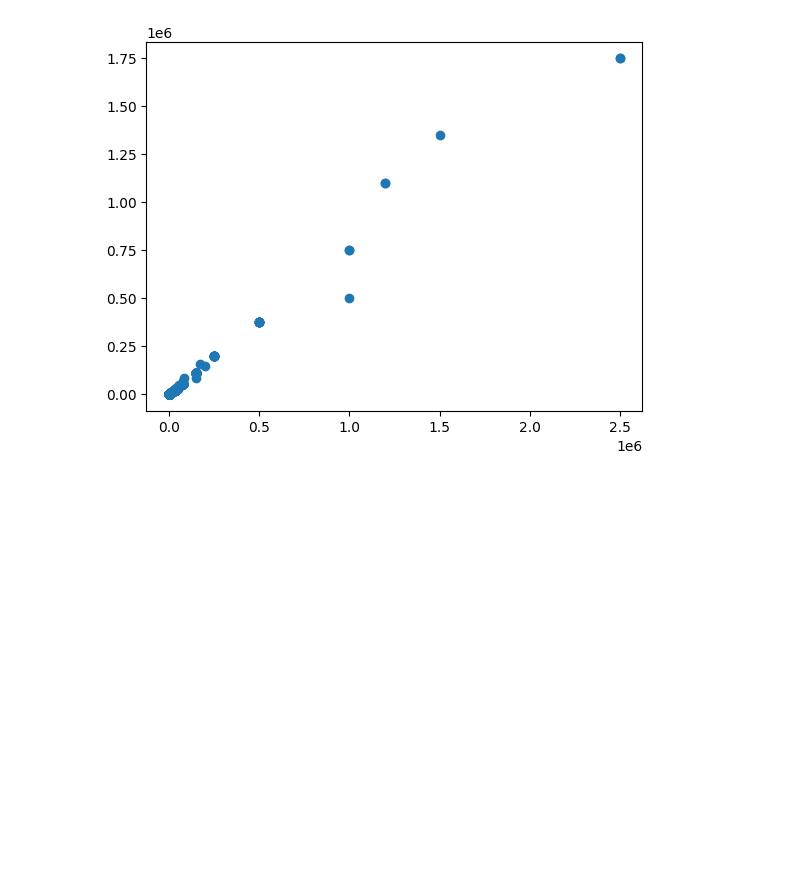
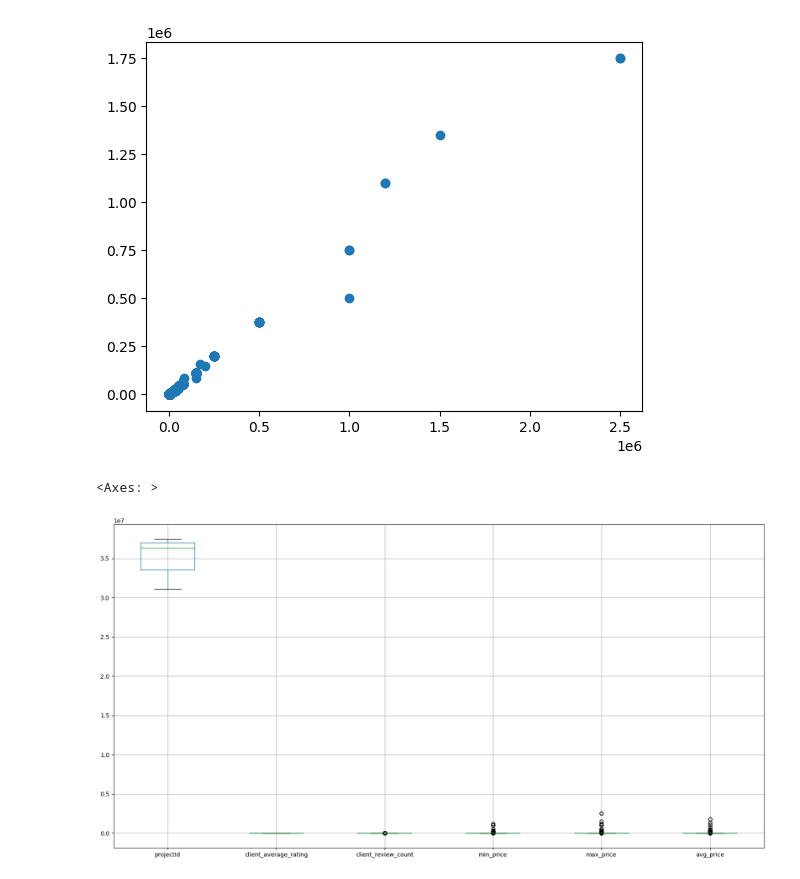
Before and after one commit to Anik-Mushfik/Self-tought-projects, a Jupyter notebook: Freelancing analysis/analysis.ipynb, the cells around one changed output. Drawn from its saved outputs; the diff is of its cells as text; code cells hidden in the pictures; blank space fills up the shorter version.

```diff
--- a/Freelancing analysis/analysis.ipynb
+++ b/Freelancing analysis/analysis.ipynb
@@ -112,3 +112,8 @@ plt.scatter(df['max_price'], df['avg_price'])
 # %% [output]
 <matplotlib.collections.PathCollection at 0x...>
 [figure]
+# %%
+df.boxplot(figsize=(20,10))
+# %% [output]
+<Axes: >
+[figure, added]
```
